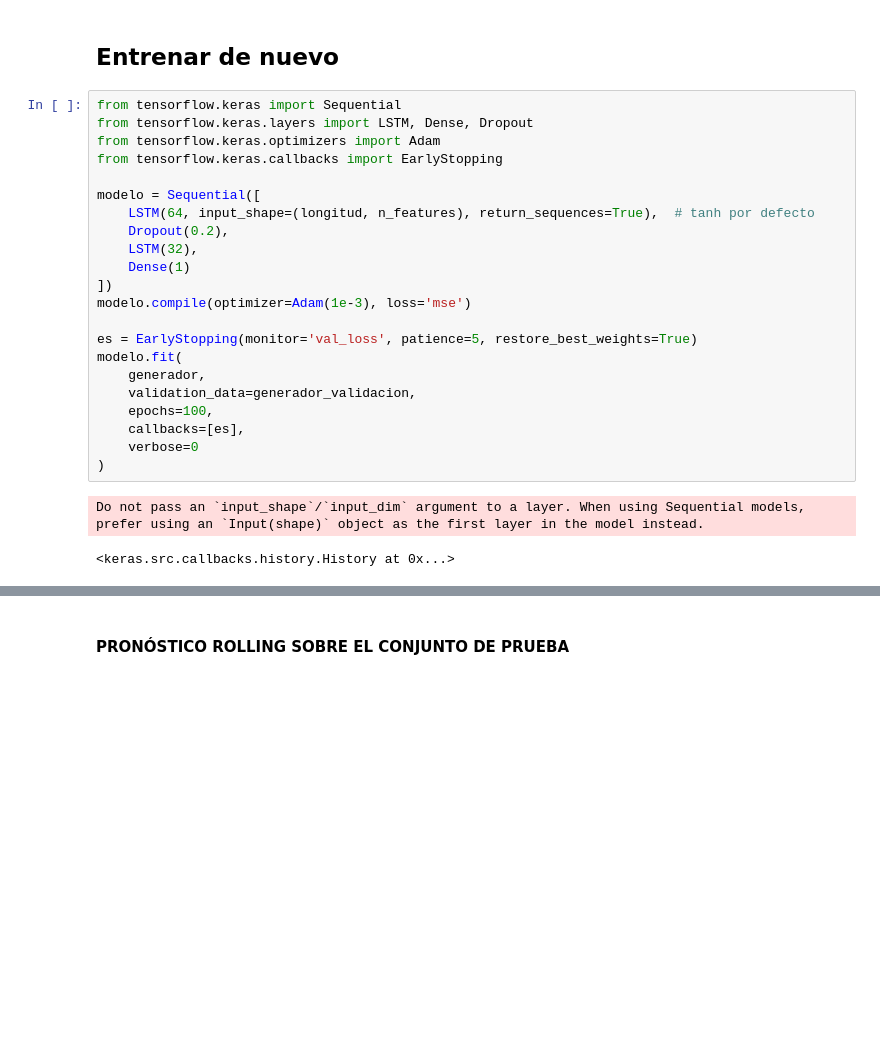
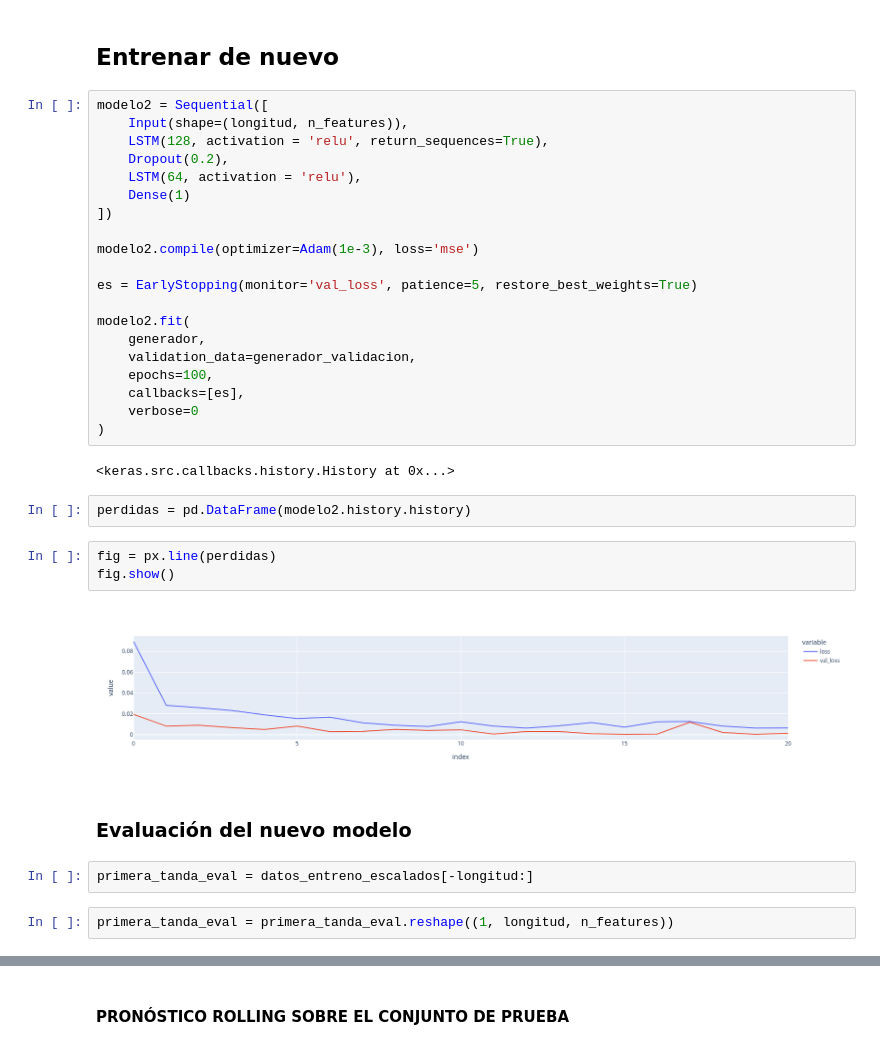
Before and after one commit to nel-eleven11/Lab5_DataScience, a Jupyter notebook: lab5.ipynb, the cells around one changed output, grey strips where cells are left out. Cells and saved outputs as stored; diff of their text form; blank space fills up the shorter version.

Commit message:
fix: second model corrected

```diff
--- a/lab5.ipynb
+++ b/lab5.ipynb
@@ -342,21 +359,19 @@ fig.show()
 # %% [markdown]
 ## Entrenar de nuevo
 # %%
-from tensorflow.keras import Sequential
-from tensorflow.keras.layers import LSTM, Dense, Dropout
-from tensorflow.keras.optimizers import Adam
-from tensorflow.keras.callbacks import EarlyStopping
-
-modelo = Sequential([
-    LSTM(64, input_shape=(longitud, n_features), return_sequences=True),  # tanh por defecto
+modelo2 = Sequential([
+    Input(shape=(longitud, n_features)),
+    LSTM(128, activation = 'relu', return_sequences=True),
     Dropout(0.2),
-    LSTM(32),
+    LSTM(64, activation = 'relu'),
     Dense(1)
 ])
-modelo.compile(optimizer=Adam(1e-3), loss='mse')
+
+modelo2.compile(optimizer=Adam(1e-3), loss='mse')
 
 es = EarlyStopping(monitor='val_loss', patience=5, restore_best_weights=True)
-modelo.fit(
+
+modelo2.fit(
     generador,
     validation_data=generador_validacion,
     epochs=100,
@@ -364,5 +379,17 @@ modelo.fit(
     verbose=0
 )
 # %% [output]
-Do not pass an `input_shape`/`input_dim` argument to a layer. When using Sequential models, prefer using an `Input(shape)` object as the first layer in the model instead.
+<keras.src.callbacks.history.History at 0x...>
-<keras.src.callbacks.history.History at 0x...>
+# %%
+perdidas = pd.DataFrame(modelo2.history.history)
+# %%
+fig = px.line(perdidas)
+fig.show()
+# %% [output]
+[figure, added]
+# %% [markdown]
+### Evaluación del nuevo modelo
+# %%
+primera_tanda_eval = datos_entreno_escalados[-longitud:]
+# %%
+primera_tanda_eval = primera_tanda_eval.reshape((1, longitud, n_features))
```
Also changed, not shown: parts of 21 cells of this notebook.
